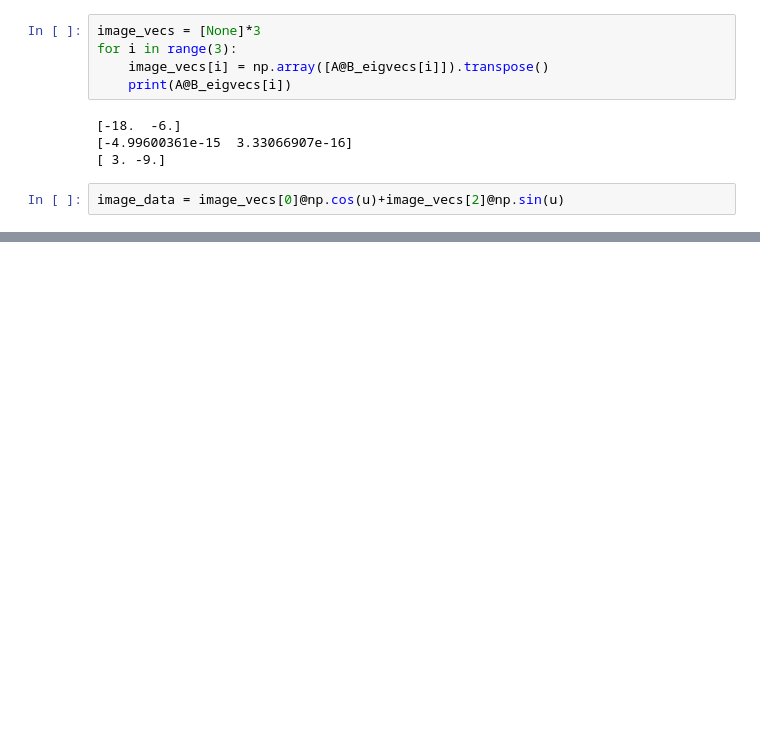
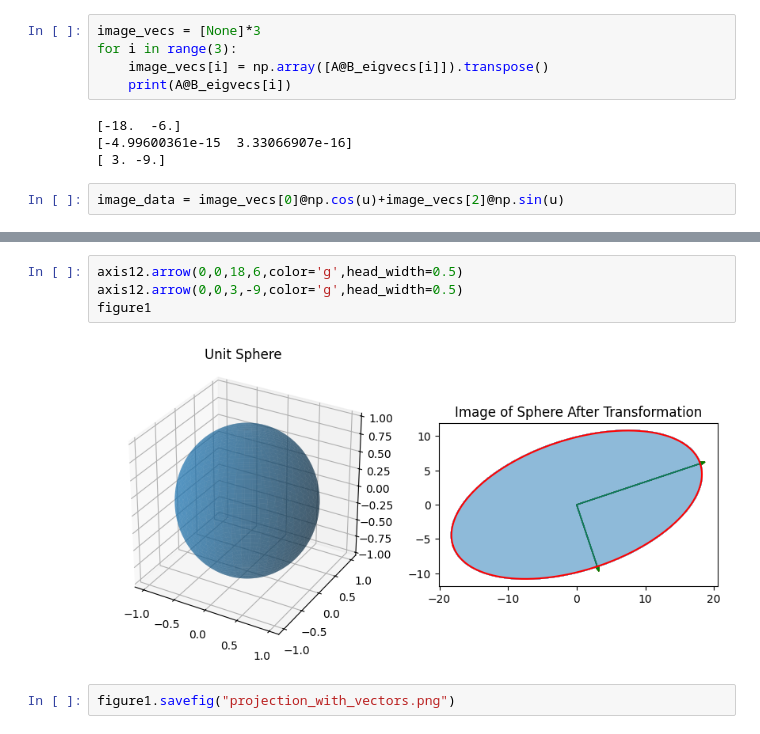
Before and after one commit to narges2027/Mmmmm..Machine_Learning, a Jupyter notebook: Class_Files/SVG-Concept-Visualize-Calculate.ipynb, the cells around one changed output, grey strips where cells are left out. Drawn from its saved outputs; the diff is of its cells as text; blank space fills up the shorter version.

```diff
--- a/Class_Files/SVG-Concept-Visualize-Calculate.ipynb
+++ b/Class_Files/SVG-Concept-Visualize-Calculate.ipynb
@@ -59,0 +108,8 @@ figure1
+# %%
+axis12.arrow(0,0,18,6,color='g',head_width=0.5)
+axis12.arrow(0,0,3,-9,color='g',head_width=0.5)
+figure1
+# %% [output]
+[figure, added]
+# %%
+figure1.savefig("projection_with_vectors.png")
```
Also changed, not shown: parts of 16 cells of this notebook, 2 other files.
